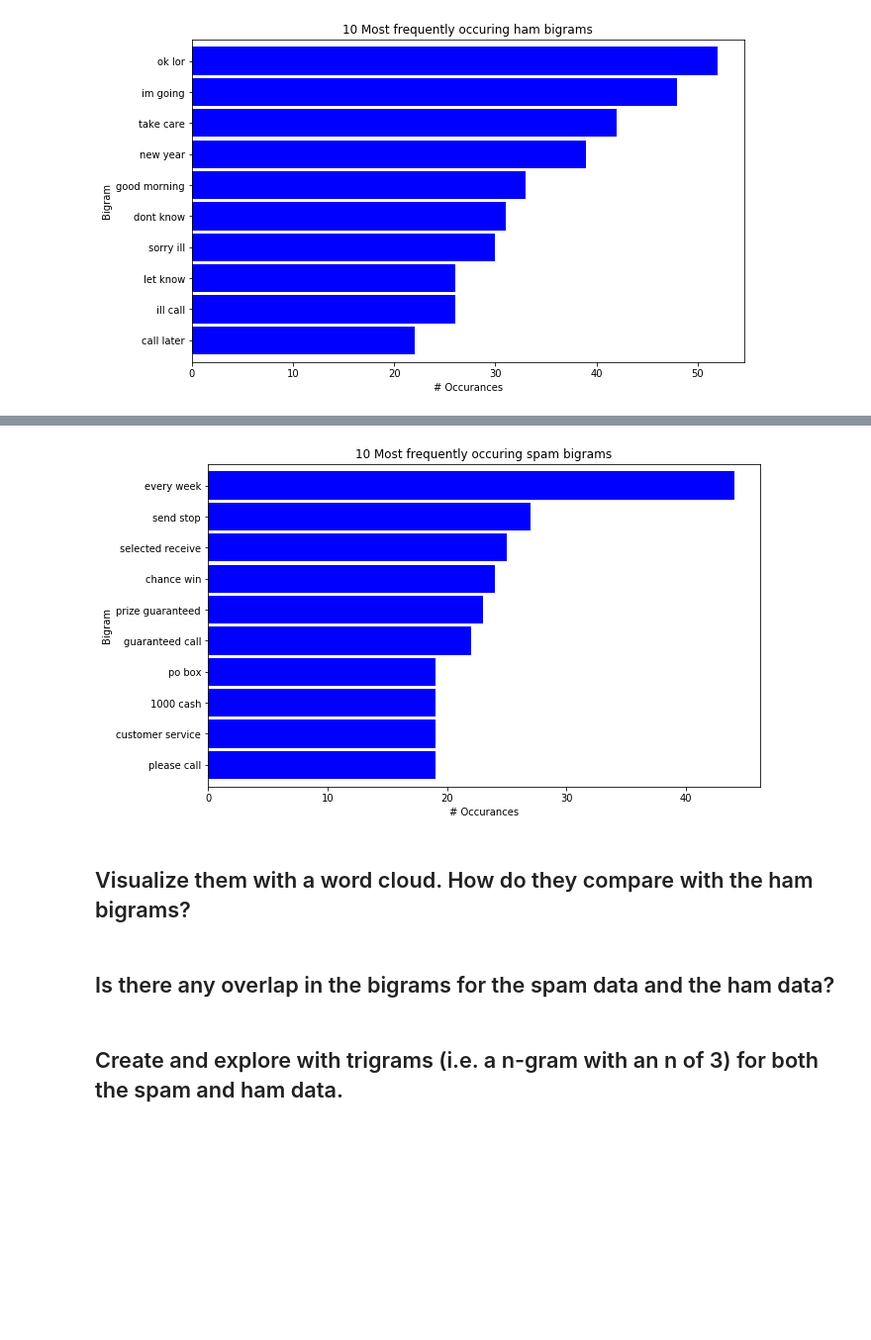
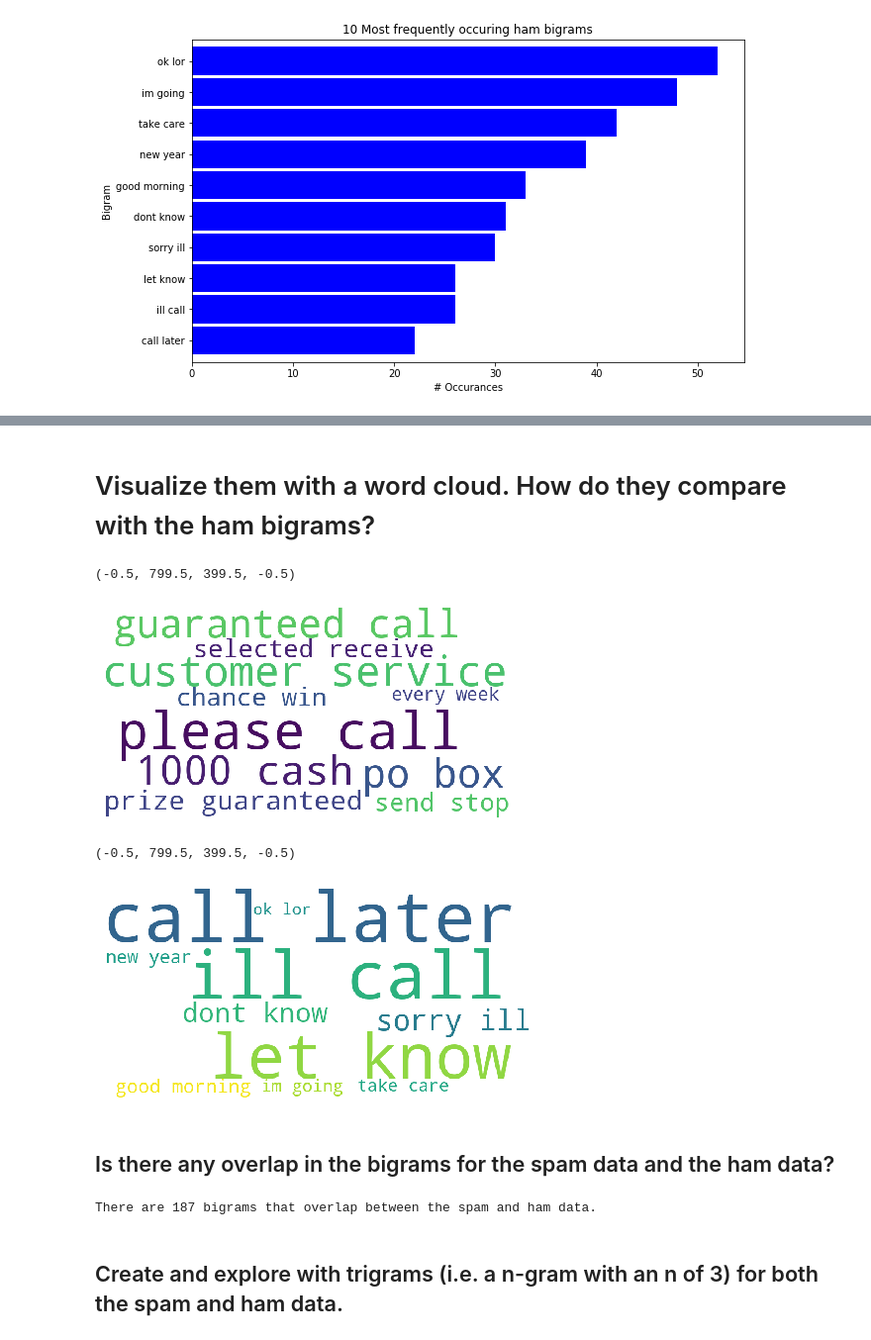
Before and after one commit to SamuelD-Data/natural-language-processing-exercises, a Jupyter notebook: explore.ipynb, the cells around one changed output, grey strips where cells are left out. Shown: that part at 99% size. Saved outputs shown, nothing was run; the diff lists cells and outputs as text; code cells hidden in the pictures; blank space fills up the shorter version.

Commit message:
done with spam and ham questions, no comments

```diff
--- a/explore.ipynb
+++ b/explore.ipynb
@@ -96,19 +110,34 @@ dtype: int64
-# %%
-top_10_spam_bigrams.sort_values().plot.barh(color='blue', width=.9, figsize=(10, 6))
-
-plt.title('10 Most frequently occuring spam bigrams')
-plt.ylabel('Bigram')
-plt.xlabel('# Occurances')
-
-# make the labels pretty
-ticks, _ = plt.yticks()
-labels = top_10_spam_bigrams.reset_index()['index'].apply(lambda t: t[0] + ' ' + t[1])
-_ = plt.yticks(ticks, labels)
-# %% [output]
-[figure, removed]
 # %% [markdown]
-## Visualize them with a word cloud. How do they compare with the ham bigrams?
+# Visualize them with a word cloud. How do they compare with the ham bigrams?
+# %%
+data = {k[0] + ' ' + k[1]: v for k, v in top_10_spam_bigrams.to_dict().items()}
+img = WordCloud(background_color='white', width=800, height=400).generate_from_frequencies(data)
+plt.figure(figsize=(8, 4))
+plt.imshow(img)
+plt.axis('off')
+# %% [output]
+(-0.5, 799.5, 399.5, -0.5)
+[figure, added]
+# %%
+data = {k[0] + ' ' + k[1]: v for k, v in top_10_ham_bigrams.to_dict().items()}
+img = WordCloud(background_color='white', width=800, height=400).generate_from_frequencies(data)
+plt.figure(figsize=(8, 4))
+plt.imshow(img)
+plt.axis('off')
+# %% [output]
+(-0.5, 799.5, 399.5, -0.5)
+[figure, added]
 # %% [markdown]
 ## Is there any overlap in the bigrams for the spam data and the ham data?
+# %%
+matching_bigrams = []
+
+for x in spam_bigrams.index:
+    if x in ham_bigrams.index:
+        matching_bigrams.append(x)
+
+print(f'There are {len(matching_bigrams)} bigrams that overlap between the spam and ham data.')
+# %% [output]
+There are 187 bigrams that overlap between the spam and ham data.
 # %% [markdown]
 ## Create and explore with trigrams (i.e. a n-gram with an n of 3) for both the spam and ham data.
```
Also changed, not shown: parts of 10 cells of this notebook.
